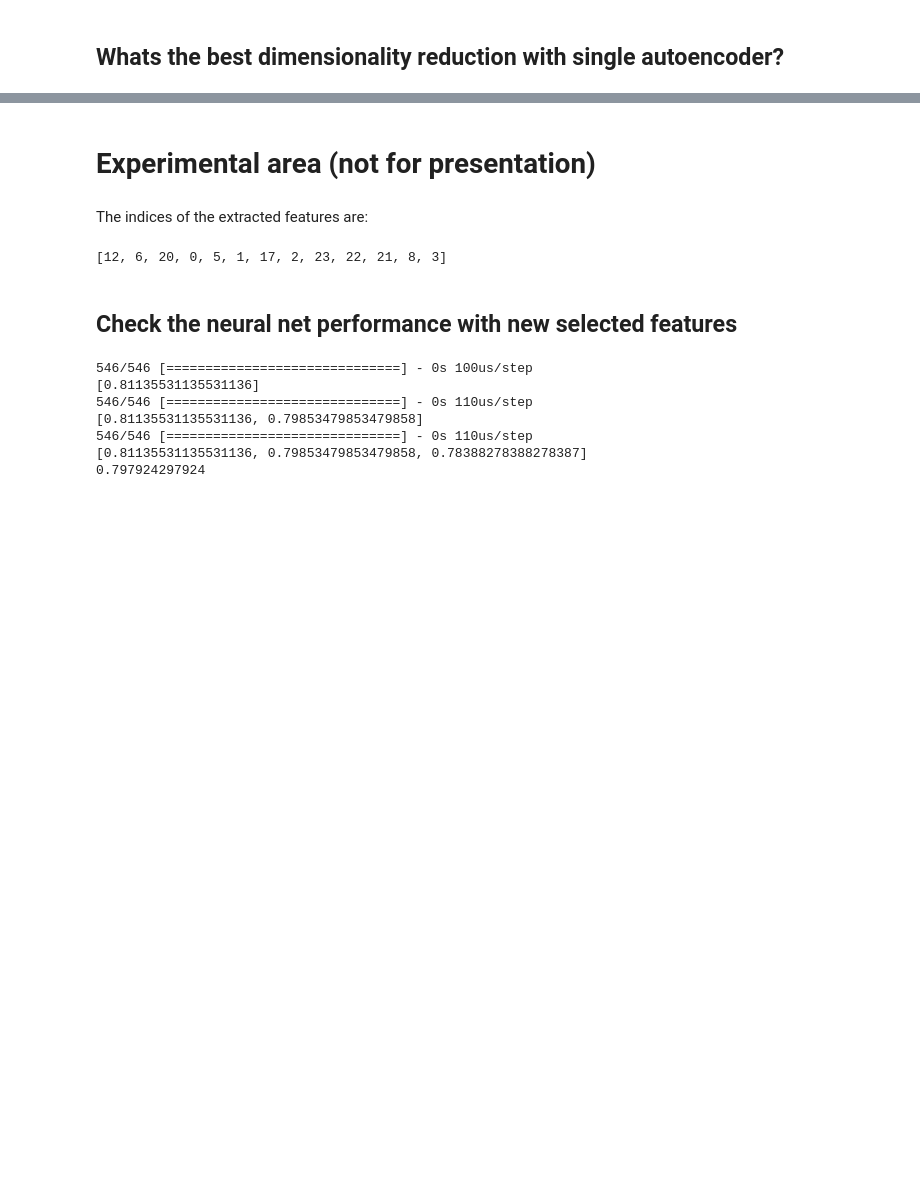
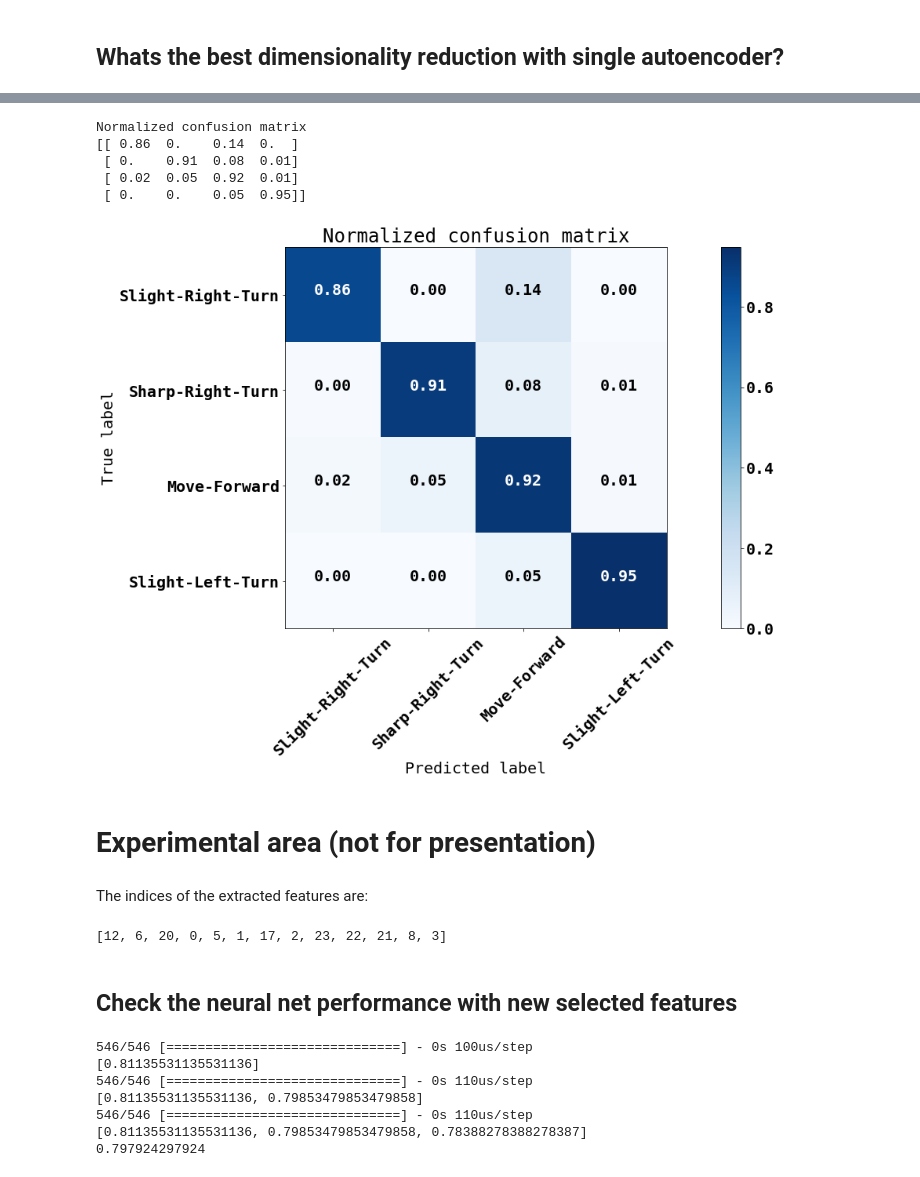
Before and after one commit to philippgrafendorfe/stackedautoencoders, a Jupyter notebook: ROBO_Autoencoder.ipynb, the cells around one changed output, grey strips where cells are left out. Saved outputs shown, nothing was run; the diff lists cells and outputs as text; code cells hidden in the pictures; blank space fills up the shorter version.

```diff
--- a/ROBO_Autoencoder.ipynb
+++ b/ROBO_Autoencoder.ipynb
@@ -422,3 +512,15 @@ plt.ylim(0.6, 1)
+# %%
+# Plot normalized confusion matrix
+plt.figure(figsize=(20,10))
+plot_confusion_matrix(cnf_matrix, classes=class_names, normalize=True,
+                      title='Normalized confusion matrix')
+# %% [output]
+Normalized confusion matrix
+[[ 0.86  0.    0.14  0.  ]
+ [ 0.    0.91  0.08  0.01]
+ [ 0.02  0.05  0.92  0.01]
+ [ 0.    0.    0.05  0.95]]
+[figure, added]
 # %%
 result_df.to_csv('results/robo_results.csv')
 # %% [markdown]
```
Also changed, not shown: parts of 22 cells of this notebook, 4 other files.
